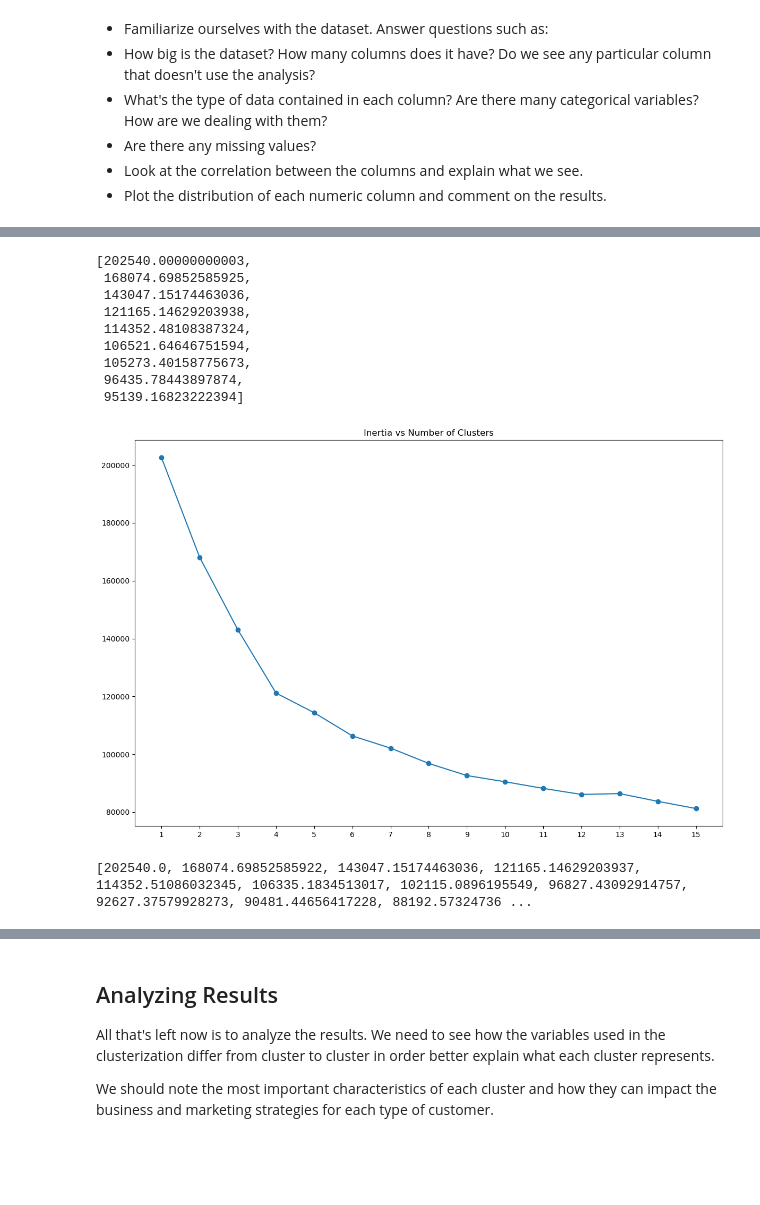
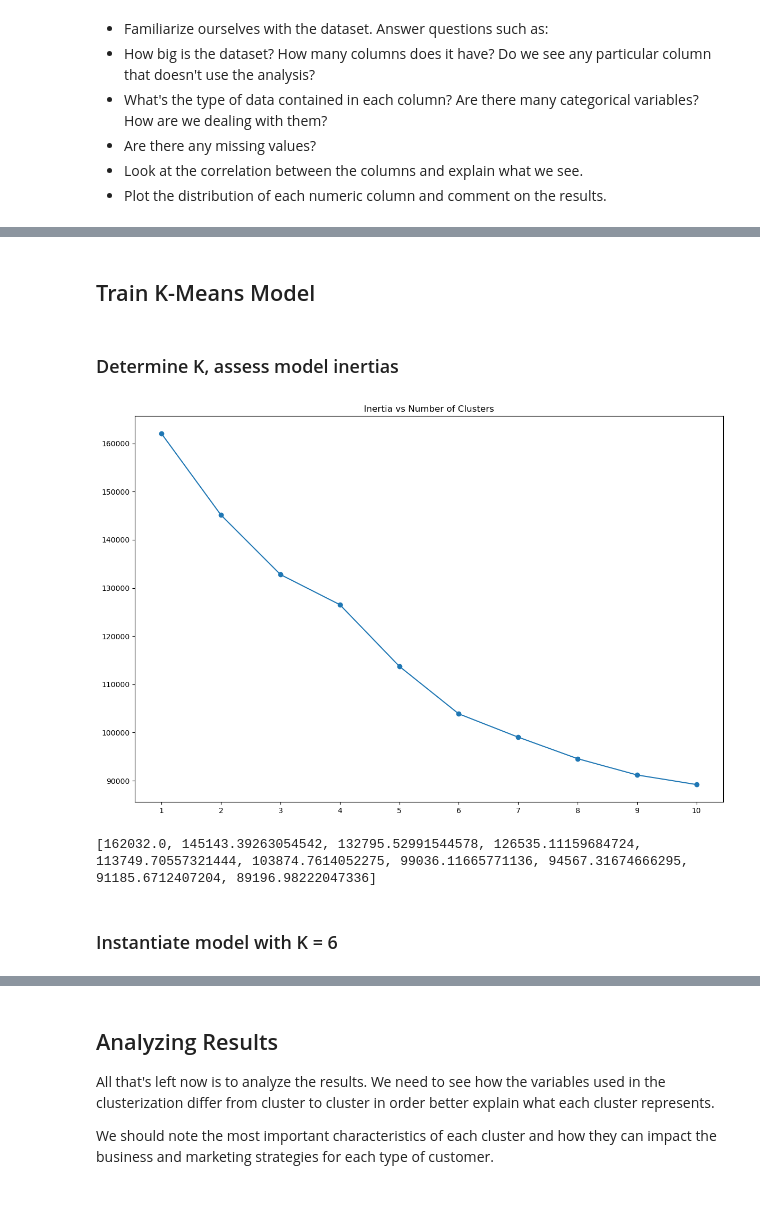
Before and after one commit to hebbd5/K-Means, a Jupyter notebook: 5. Guided Project - Credit Card Customer Segmentation.ipynb, the cells around one changed output, grey strips where cells are left out. Cells and saved outputs as stored; diff of their text form; code cells hidden in the pictures; blank space fills up the shorter version.

```diff
--- a/5. Guided Project - Credit Card Customer Segmentation.ipynb
+++ b/5. Guided Project - Credit Card Customer Segmentation.ipynb
@@ -147,6 +151,0 @@ Therefore, we'll use one-hot-encoding to create dummy variables from this column
-# %%
-mar_status_dummies = df_mod["marital_status"].str.get_dummies()
-df_mod = df_mod.drop("marital_status", axis = 1)
-df_mod = pd.concat([df_mod, mar_status_dummies], axis = 1)
-
-print(df_mod.head())
@@ -183,10 +180,11 @@ At this point of the project we need to transform the data so it's all on the sa
 # %%
-# df_mod = df_mod.drop("customer_id", axis = 1)
+from sklearn.preprocessing import StandardScaler
 
 scaler = StandardScaler()
 scaler.fit(df_mod)
 
 df_scaled = pd.DataFrame(scaler.transform(df_mod))
-
-print(df_scaled)
+df_scaled.columns = df_mod.columns
+scaled_summary = df_scaled.describe().round(2)
+scaled_summary
 # %% [output]
@@ -226,47 +200,33 @@ We'll have to create several models and compute the inertia from each of them. T
-# %%
-model_inertias = []
-
-for k in range(1, 10):
-
-    model = KMeans(n_clusters = k)
-    cluster = model.fit_predict(df_scaled)
-    model_inertias.append(model.inertia_)
-
-
-import pprint as pp
-pp.pprint(model_inertias)
-# %% [output]
-[202540.00000000003,
- 168074.69852585925,
- 143047.15174463036,
- 121165.14629203938,
- 114352.48108387324,
- 106521.64646751594,
- 105273.40158775673,
- 96435.78443897874,
- 95139.16823222394]
+# %% [markdown]
+## Train K-Means Model
+# %% [markdown]
+### Determine K, assess model inertias
 # %%
-def plot_elbow_curve(df, max_clusters = 15):
+from sklearn.cluster import KMeans
+
+def plot_elbow_curve(df, max_clusters = 10):
 
     inertias = []
 
     for k in range(1, max_clusters + 1):
         model = KMeans(n_clusters = k)
         cluster = model.fit_predict(df)
         inertias.append(model.inertia_)
 
     plt.figure(figsize=(12, 8))
     plt.plot(range(1, max_clusters + 1), inertias, marker = 'o')
-    plt.xticks(ticks = range(1, max_clusters + 1), labels=range(1, max_clusters + 1))
+    plt.xticks(ticks = range(1, max_clusters + 1), labels = range(1, max_clusters + 1))
     plt.title('Inertia vs Number of Clusters')
 
     plt.tight_layout()
     plt.show()
 
     return inertias
 
 inertias = plot_elbow_curve(df_scaled)
 print(inertias)
 # %% [output]
-[figure, old version]
+[figure, new version]
-[202540.0, 168074.69852585922, 143047.15174463036, 121165.14629203937, 114352.51086032345, 106335.1834513017, 102115.0896195549, 96827.43092914757, 92627.37579928273, 90481.44656417228, 88192.57324736 ...
+[162032.0, 145143.39263054542, 132795.52991544578, 126535.11159684724, 113749.70557321444, 103874.7614052275, 99036.11665771136, 94567.31674666295, 91185.6712407204, 89196.98222047336]
+# %% [markdown]
+### Instantiate model with K = 6
```
Also changed, not shown: parts of 27 cells of this notebook, 1 other file.
